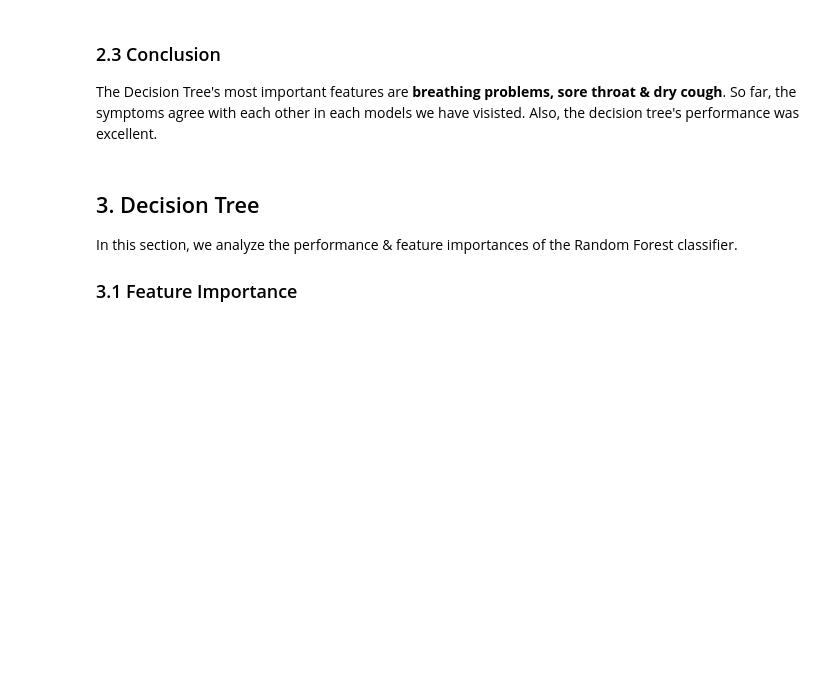
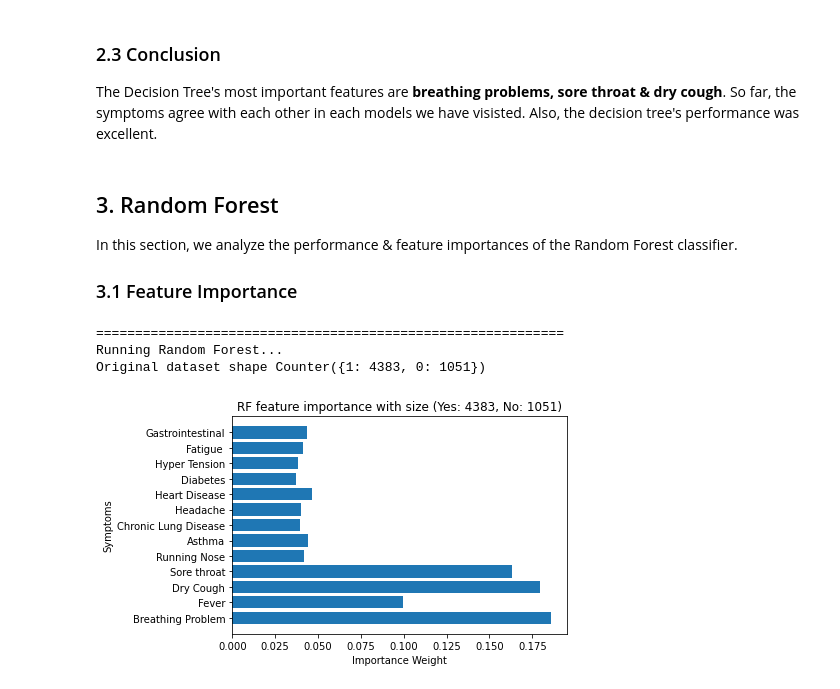
Before and after one commit to mohanadarafe/covid-19-symptoms-presence, a Jupyter notebook: analysis.ipynb, the cells around one changed output. Drawn from its saved outputs; the diff is of its cells as text; code cells hidden in the pictures; blank space fills up the shorter version.

Commit message:
Adding analysis for Random Forests
Co-authored-by: b_loulid <badred123456@gmail.com>

```diff
--- a/analysis.ipynb
+++ b/analysis.ipynb
@@ -194,7 +233,18 @@ As we can see, the Decision Tree performs much better than the GNB. Previously,
 ### 2.3 Conclusion
 The Decision Tree's most important features are **breathing problems, sore throat & dry cough**. So far, the symptoms agree with each other in each models we have visisted. Also, the decision tree's performance was excellent.
 # %% [markdown]
-## 3. Decision Tree
+## 3. Random Forest
 In this section, we analyze the performance & feature importances of the Random Forest classifier.
 
 ### 3.1 Feature Importance
+# %%
+feature_tuples, best_model = rf.random_forest(isNotebook = True)
+features = utils.get_feature_names()
+feature_importances = sorted(feature_tuples)
+_, weight = zip(*feature_importances)
+plt_bar_chart(features, weight, "RF", "feature importance", 4383, 1051)
+# %% [output]
+============================================================
+Running Random Forest...
+Original dataset shape Counter({1: 4383, 0: 1051})
+[figure, added]
```
Also changed, not shown: parts of 10 cells of this notebook, 7 other files.
